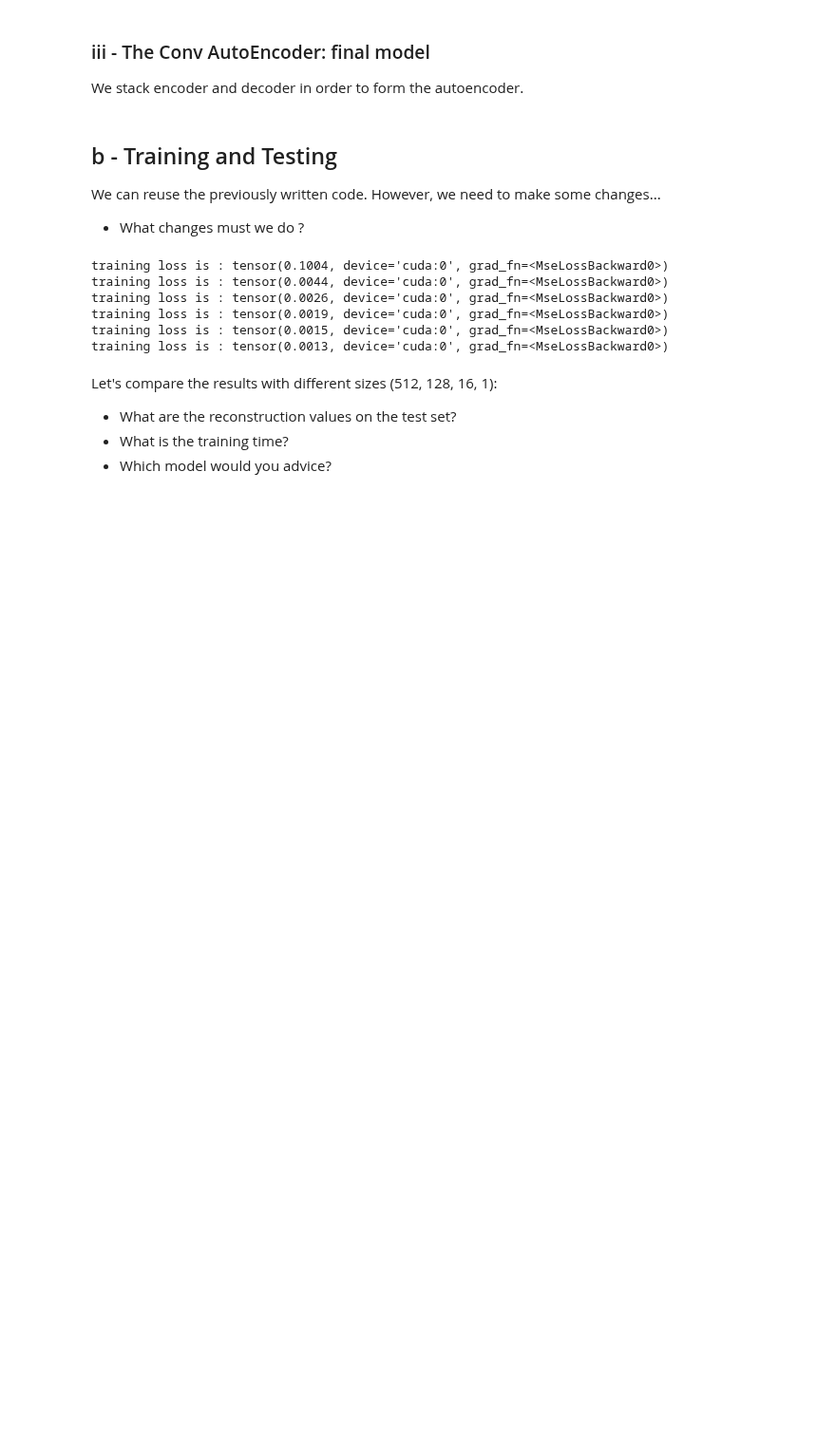
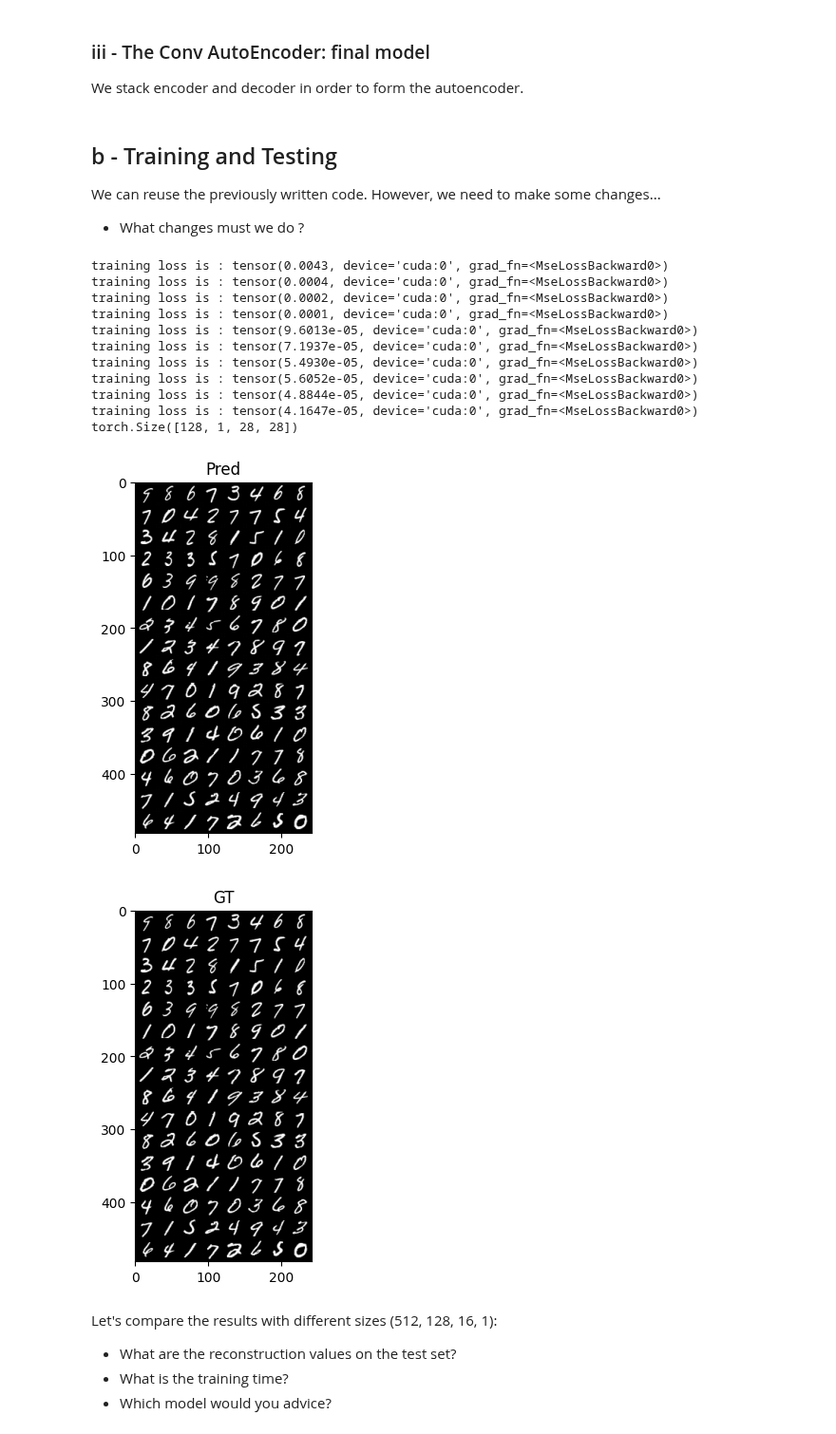
Before and after one commit to YounMars/DL_Projects, a Jupyter notebook: Deep Learning/Image compression using autoencoders: a deep learning task.ipynb, the cells around one changed output. Shown at 95% size. Cells and saved outputs as stored; diff of their text form; code cells hidden in the pictures; blank space fills up the shorter version.

```diff
--- a/Deep Learning/Image compression using autoencoders: a deep learning task.ipynb
+++ b/Deep Learning/Image compression using autoencoders: a deep learning task.ipynb
@@ -867,7 +867,7 @@ We can reuse the previously written code. However, we need to make some changes.
 * What changes must we do ?
 # %%
 # TODO : Change your model
-model = AutoEncoder_Conv(1,16)
+model = AutoEncoder_Conv(1,512)
 
 # TODO : Reload your HyperParameters
 
@@ -900,39 +900,46 @@ for epoch in range(num_epochs) :
         image, label = data[0].to(device), data[1]
         outputs = net(image)
         outputs = outputs.view(outputs.size(),-1).to(device)
         loss = criterion(outputs,image )
         running_loss_v += loss.item()
         if i == 50:
             running_loss_v= running_loss_v/mini_batches_print
             print('validation loss is :',running_loss_v)
 
 
 
 
 # TODO : Rewrite your Testing Loop
 with torch.no_grad():
   running_loss = []
   for i, data in enumerate(test_loader, 0):
     image, label = data[0].to(device), data[1]
     outputs = net(image)
     outputs = outputs.view(outputs.size(),-1).to(device)
     loss = criterion(outputs,image )
     running_loss.append(loss)
 
 
 print(data[0].shape)
 outputs = outputs.view(128, 1, 28, 28)
 imshow(make_grid(outputs.detach().cpu()),'Pred')
 imshow(make_grid(data[0]),'GT')
 
 # TODO :  Plot the last batch and the Reconstruction Errors
 # %% [output]
-training loss is : tensor(0.1004, device='cuda:0', grad_fn=<MseLossBackward0>)
-training loss is : tensor(0.0044, device='cuda:0', grad_fn=<MseLossBackward0>)
-training loss is : tensor(0.0026, device='cuda:0', grad_fn=<MseLossBackward0>)
-training loss is : tensor(0.0019, device='cuda:0', grad_fn=<MseLossBackward0>)
-training loss is : tensor(0.0015, device='cuda:0', grad_fn=<MseLossBackward0>)
-training loss is : tensor(0.0013, device='cuda:0', grad_fn=<MseLossBackward0>)
+training loss is : tensor(0.0043, device='cuda:0', grad_fn=<MseLossBackward0>)
+training loss is : tensor(0.0004, device='cuda:0', grad_fn=<MseLossBackward0>)
+training loss is : tensor(0.0002, device='cuda:0', grad_fn=<MseLossBackward0>)
+training loss is : tensor(0.0001, device='cuda:0', grad_fn=<MseLossBackward0>)
+training loss is : tensor(9.6013e-05, device='cuda:0', grad_fn=<MseLossBackward0>)
+training loss is : tensor(7.1937e-05, device='cuda:0', grad_fn=<MseLossBackward0>)
+training loss is : tensor(5.4930e-05, device='cuda:0', grad_fn=<MseLossBackward0>)
+training loss is : tensor(5.6052e-05, device='cuda:0', grad_fn=<MseLossBackward0>)
+training loss is : tensor(4.8844e-05, device='cuda:0', grad_fn=<MseLossBackward0>)
+training loss is : tensor(4.1647e-05, device='cuda:0', grad_fn=<MseLossBackward0>)
+torch.Size([128, 1, 28, 28])
+[figure, added]
+[figure, added]
 # %% [markdown]
 Let's compare the results with different sizes (512, 128, 16, 1):
 * What are the reconstruction values on the test set?
```
Also changed, not shown: parts of 4 cells of this notebook.
